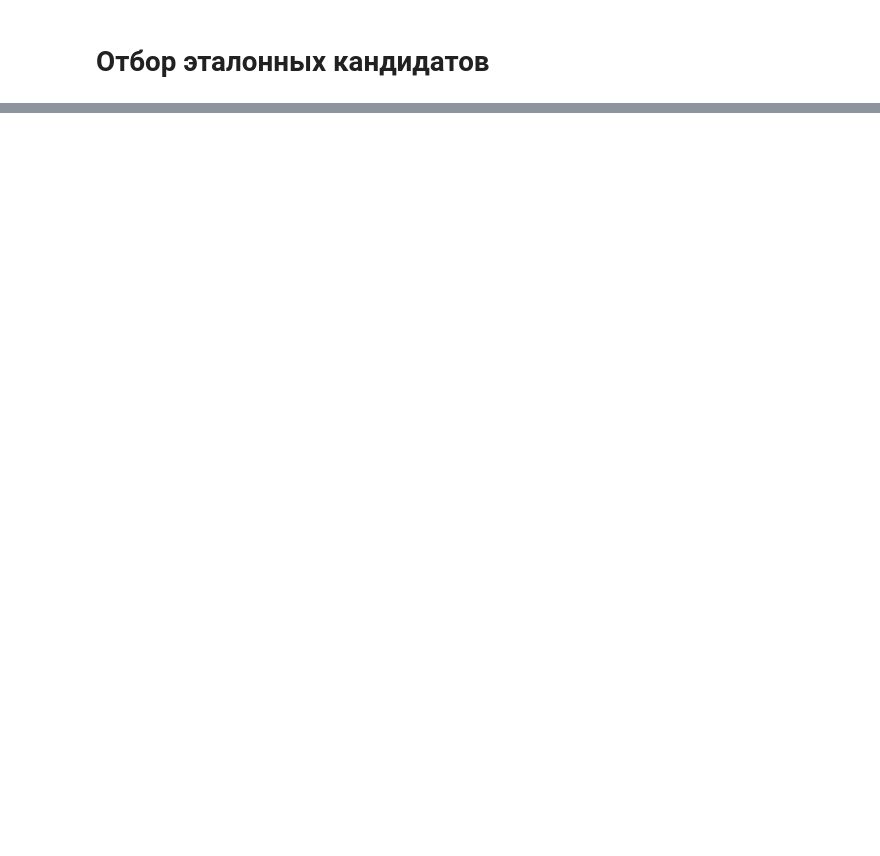
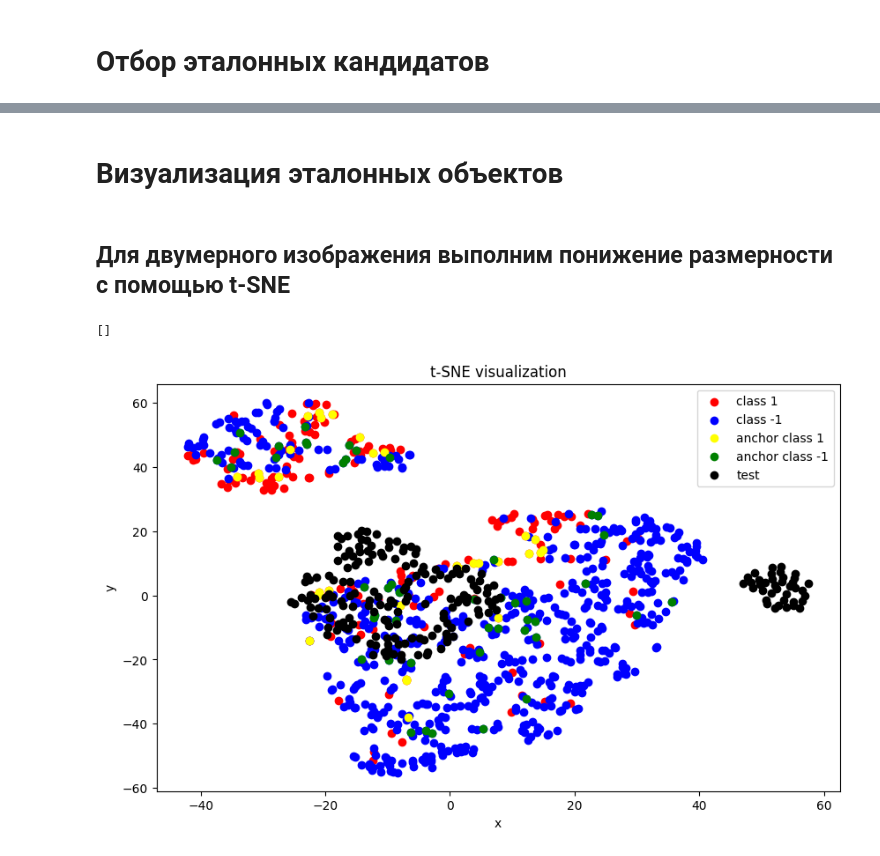
Before and after one commit to itmo-mla/fall-2025, a Jupyter notebook: students/kasiutin-ia/lab2/source/model_inference.ipynb, the cells around one changed output, grey strips where cells are left out. Cells and saved outputs as stored; diff of their text form; code cells hidden in the pictures; blank space fills up the shorter version.

```diff
--- a/students/kasiutin-ia/lab2/source/model_inference.ipynb
+++ b/students/kasiutin-ia/lab2/source/model_inference.ipynb
@@ -86,0 +153,50 @@ np.float64(0.249)
+# %% [markdown]
+# Визуализация эталонных объектов
+# %% [markdown]
+## Для двумерного изображения выполним понижение размерности с помощью t-SNE
+# %%
+from sklearn.manifold import TSNE
+
+X_train_reduced = TSNE(
+    n_components=2, learning_rate="auto", init="random", perplexity=15
+).fit_transform(X_train)
+X_test_reduced = TSNE(
+    n_components=2, learning_rate="auto", init="random", perplexity=15
+).fit_transform(X_test)
+anchor_objects_reduced = X_train_reduced[anchor_objects_indices]
+anchor_objects_classes = y_train[anchor_objects_indices]
+
+plt.figure(figsize=(10, 6))
+plt.scatter(
+    X_train_reduced[y_train == 1][:, 0],
+    X_train_reduced[y_train == 1][:, 1],
+    c="red",
+    label="class 1",
+)
+plt.scatter(
+    X_train_reduced[y_train == -1][:, 0],
+    X_train_reduced[y_train == -1][:, 1],
+    c="blue",
+    label="class -1",
+)
+plt.scatter(
+    anchor_objects_reduced[anchor_objects_classes == 1][:, 0],
+    anchor_objects_reduced[anchor_objects_classes == 1][:, 1],
+    c="yellow",
+    label="anchor class 1",
+)
+plt.scatter(
+    anchor_objects_reduced[anchor_objects_classes == -1][:, 0],
+    anchor_objects_reduced[anchor_objects_classes == -1][:, 1],
+    c="green",
+    label="anchor class -1",
+)
+plt.scatter(X_test_reduced[:, 0], X_test_reduced[:, 1], c="black", label="test")
+plt.legend()
+plt.title("t-SNE visualization")
+plt.xlabel("x")
+plt.ylabel("y")
+plt.plot()
+# %% [output]
+[]
+[figure, added]
```
Also changed, not shown: parts of 21 cells of this notebook, 6 other files.
